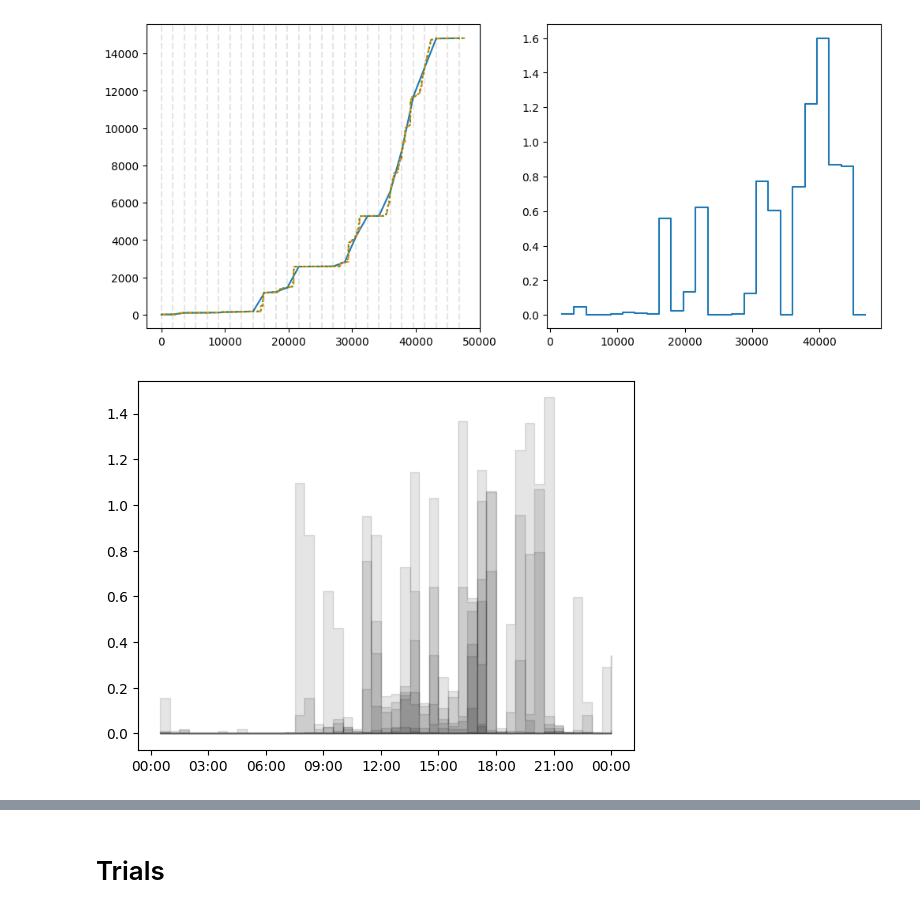
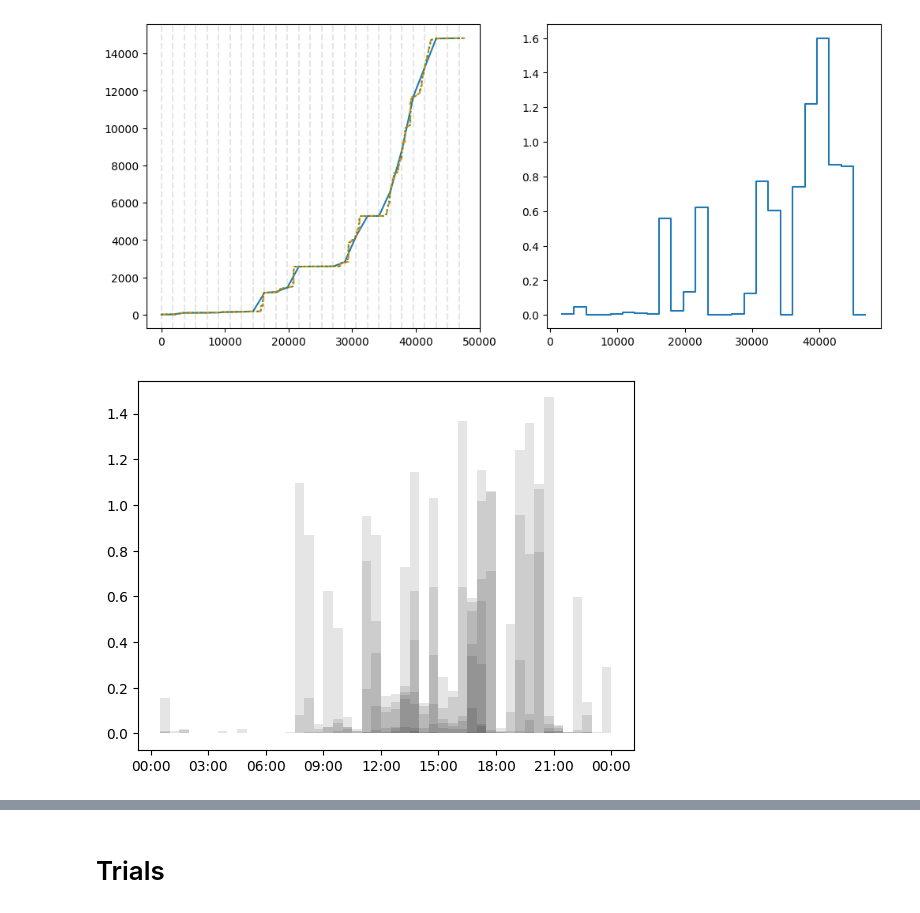
Before and after one commit to AurelienNioche/MAppServer, a Jupyter notebook: data_analysis/data_analysis.ipynb, the cells around one changed output, grey strips where cells are left out. Saved outputs shown, nothing was run; the diff lists cells and outputs as text; code cells hidden in the pictures.

```diff
--- a/data_analysis/data_analysis.ipynb
+++ b/data_analysis/data_analysis.ipynb
@@ -20,7 +20,6 @@ for file in glob.glob(f"{folder}/*activities*.csv"):
     df = pd.read_csv(file, index_col=0)
     df.dt = pd.to_datetime(df.dt, utc=False)
     df.dt = df.dt.dt.tz_convert('Europe/London')
-    df_day = df.groupby(df.dt.dt.date)
     break
 # %% [output]
 Considering the file `../data/data_backup/download_2023-07-06_17-38-06/dump_2023-07-06_17-25-58/09AU_activities_2023-07-06_17-25-58.csv`...
@@ -55,14 +56,7 @@ for date in uniq_date:
     x = df_date.dt.map(lambda entry: entry.replace(day=1, month=1, year=2000))
     min_ts = np.min(x).timestamp()
     x_sec = x.map(lambda entry: entry.timestamp()).values - min_ts
-    # # print(x_sec)
     y = df_date.step_midnight.values
-    y_grad = np.gradient(y, x_sec)
-    # # y_diff =
-    ax.plot(x_sec, y_grad, linewidth=1 + n_days_since_beginning*0.3)
-
-    #xformatter = mdates.DateFormatter('%H:%M', )
-    #ax.xaxis.set_major_formatter(xformatter)
     break
 
 plt.show()
@@ -101,8 +95,6 @@ for date in uniq_date:
 
     # Select data from that date
     df_date = df[df.dt.dt.date == date]
-    # min_date = df.dt.dt.date.min()
-    # n_days_since_beginning = (date - min_date).days
 
     # Reference point (today but the choice is arbitrary)
     some_day = datetime.today()
@@ -113,32 +105,33 @@ for date in uniq_date:
     x = df_date.dt.map(lambda entry: entry.replace(day=some_day.day, month=some_day.month, year=some_day.year))
     x_sec = x.map(lambda entry: entry.timestamp()).values - min_ts
     y = df_date.step_midnight.values
 
     # Choose some time precision
     dx = 60*30
 
     # Do the interpolation
     f = interpolate.interp1d(x_sec, y, kind="linear")
     min_val = 0
     max_val = max_ts - min_ts
     x_new = np.arange(min_val, max_val+0.00001, dx)
     y_new = np.zeros_like(x_new)
     idx = np.arange(len(x_new))
     can_be_interpolated = idx[(x_new >= x_sec.min()) * (x_new <= x_sec.max())]
     y_new[can_be_interpolated] = f(x_new[can_be_interpolated])
     y_new[x_new < x_sec.min()] = 0
     y_new[x_new > x_sec.max()] = y.max()
 
     # Compute the diff
     y_diff = np.diff(y_new)/dx
     x_diff =  [datetime.fromtimestamp(min_ts + x_) for x_ in x_new[1:]]
 
     # Plot
     color = "black"
-    ax.fill_between(x_diff, y_diff, step="post", alpha=0.1, color=color)
+    ax.fill_between(x_diff, y_diff, step="post", alpha=0.1, color=color, linewidth=0)
     #ax.step(x_diff, y_diff, where="post", color=color, linewidth=0.2)
 
 ax.xaxis.set_major_formatter(mdates.DateFormatter('%H:%M', ))
+ax.ylabel("Step/second")
 plt.show()
 # %% [output]
-[figure, old version]
+[figure, new version]
```
Also changed, not shown: parts of 3 cells of this notebook.
